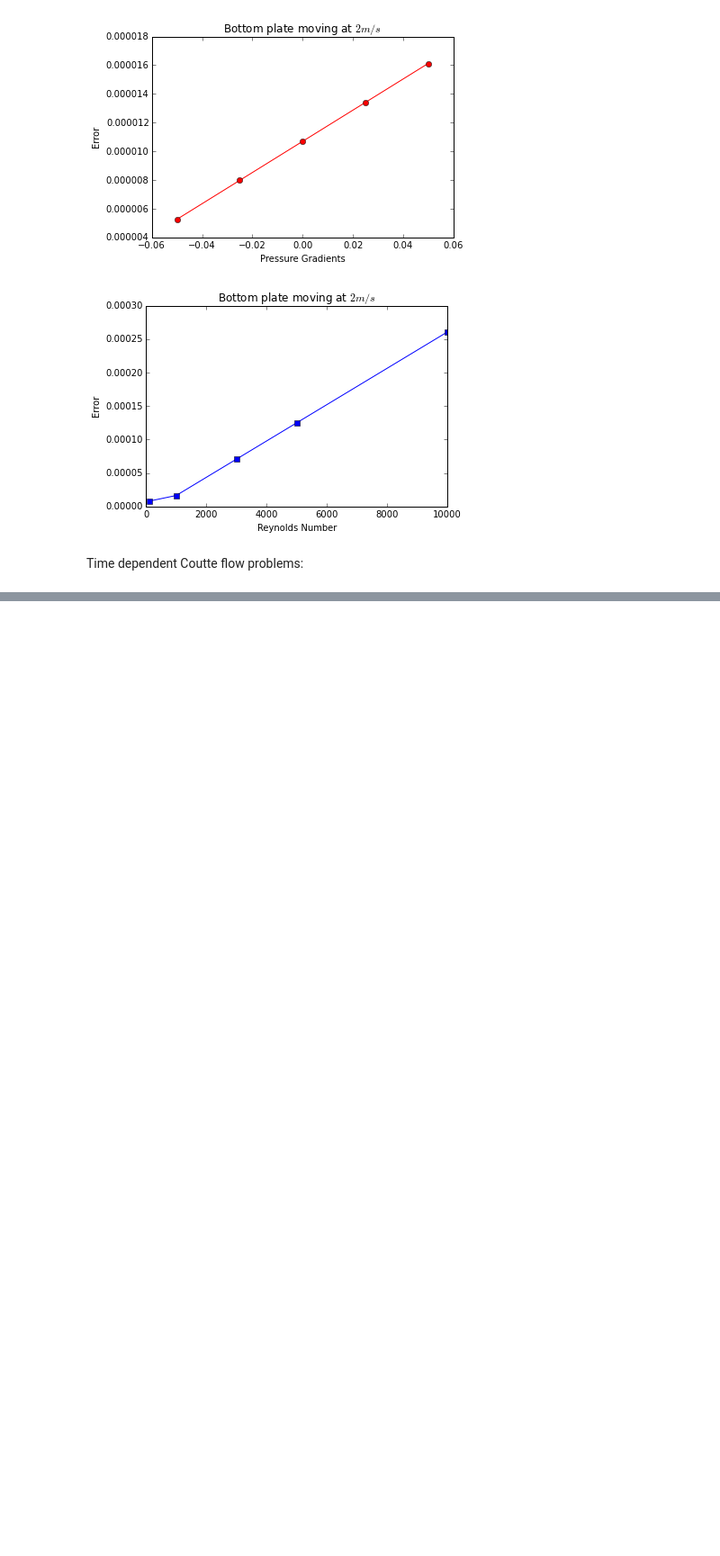
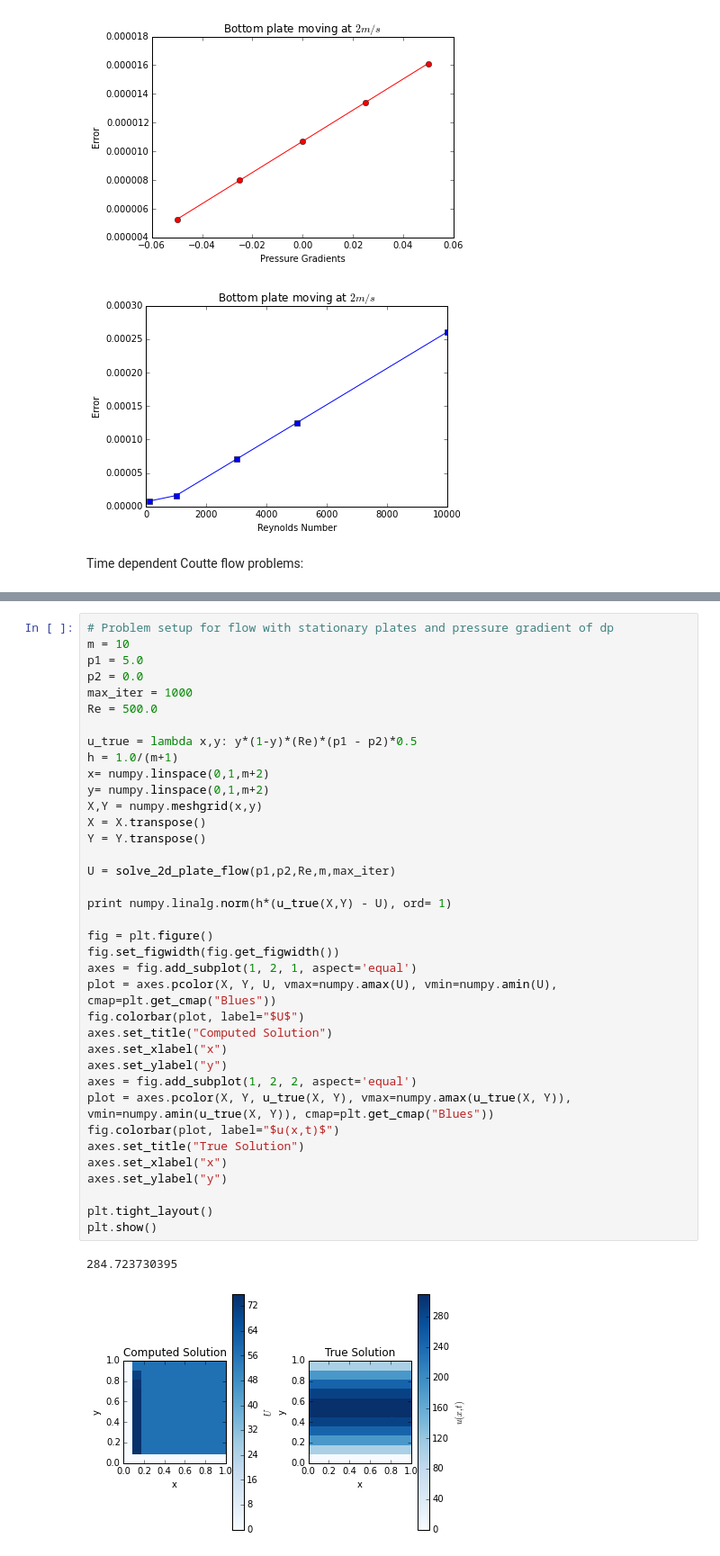
Before and after one commit to akshaysripada/discretizing-nvs-equations, a Jupyter notebook: 1-d-flow.ipynb, the cells around one changed output, grey strips where cells are left out. Shown: that part at 90% size. Cells and saved outputs as stored; diff of their text form; blank space fills up the shorter version.

```diff
--- a/1-d-flow.ipynb
+++ b/1-d-flow.ipynb
@@ -839,0 +783,40 @@ plt.show()
+# %%
+# Problem setup for flow with stationary plates and pressure gradient of dp
+m = 10
+p1 = 5.0
+p2 = 0.0
+max_iter = 1000
+Re = 500.0
+
+u_true = lambda x,y: y*(1-y)*(Re)*(p1 - p2)*0.5
+h = 1.0/(m+1)
+x= numpy.linspace(0,1,m+2)
+y= numpy.linspace(0,1,m+2)
+X,Y = numpy.meshgrid(x,y)
+X = X.transpose()
+Y = Y.transpose()
+
+U = solve_2d_plate_flow(p1,p2,Re,m,max_iter)
+
+print numpy.linalg.norm(h*(u_true(X,Y) - U), ord= 1)
+
+fig = plt.figure()
+fig.set_figwidth(fig.get_figwidth())
+axes = fig.add_subplot(1, 2, 1, aspect='equal')
+plot = axes.pcolor(X, Y, U, vmax=numpy.amax(U), vmin=numpy.amin(U), cmap=plt.get_cmap("Blues"))
+fig.colorbar(plot, label="$U$")
+axes.set_title("Computed Solution")
+axes.set_xlabel("x")
+axes.set_ylabel("y")
+axes = fig.add_subplot(1, 2, 2, aspect='equal')
+plot = axes.pcolor(X, Y, u_true(X, Y), vmax=numpy.amax(u_true(X, Y)), vmin=numpy.amin(u_true(X, Y)), cmap=plt.get_cmap("Blues"))
+fig.colorbar(plot, label="$u(x,t)$")
+axes.set_title("True Solution")
+axes.set_xlabel("x")
+axes.set_ylabel("y")
+
+plt.tight_layout()
+plt.show()
+# %% [output]
+284.723730395
+[figure, added]
```
Also changed, not shown: parts of 24 cells of this notebook.
